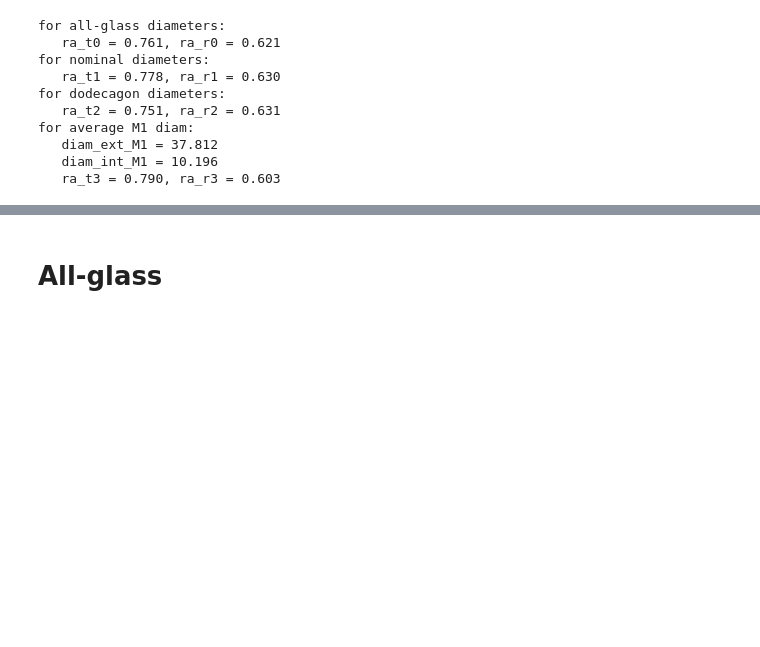
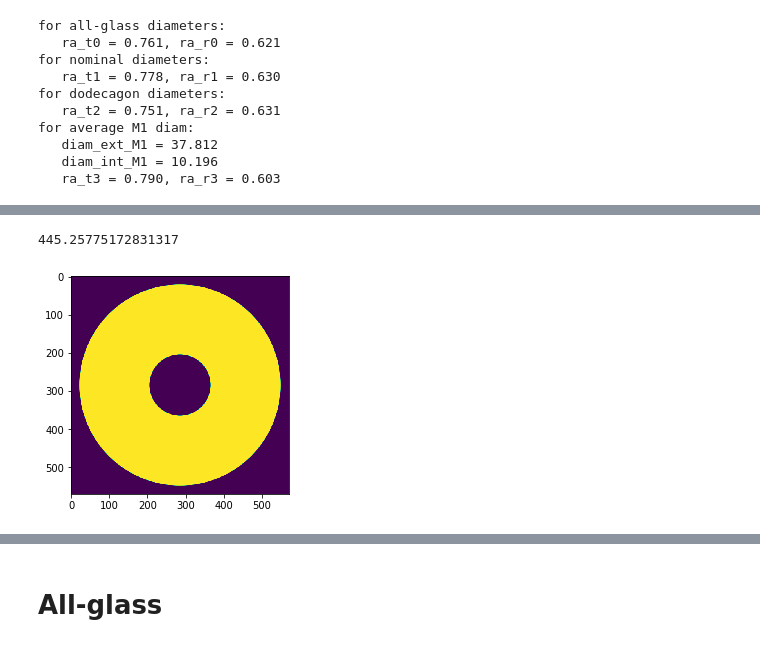
Before and after one commit to vortex-exoplanet/HEEPS, a Jupyter notebook: tools/ravc_optim.ipynb, the cells around one changed output, grey strips where cells are left out. Saved outputs shown, nothing was run; the diff lists cells and outputs as text; code cells hidden in the pictures; blank space fills up the shorter version.

```diff
--- a/tools/ravc_optim.ipynb
+++ b/tools/ravc_optim.ipynb
@@ -161,0 +164,15 @@ def plot_2d_map(rs, ts, t0, arr, case, title):
+# %%
+conf = dict(
+    f_pupil = '',
+    spi_width = 0,
+    seg_width = 0,
+    ngrid = 2**11,
+    f_lyot_stop = '',
+    ls_dRext = 0,
+    ls_dRint = 0,
+    ls_dRspi = 0,
+    ravc_calc = False,
+    )
+conf = heeps.config.read_config(verbose=False, **conf)
+conf = heeps.config.update_config(saveconf=True, verbose=True, **conf)
+wf = heeps.pupil.pupil(verbose=True, **conf)
@@ -161,0 +189,7 @@ def plot_2d_map(rs, ts, t0, arr, case, title):
+# %%
+from heeps.util.img_processing import crop_img
+plt.imshow(crop_img(get_amp(wf), 571))
+np.sum(get_amp(wf))
+# %% [output]
+445.25775172831317
+[figure, added]
```
Also changed, not shown: parts of 24 cells of this notebook.
